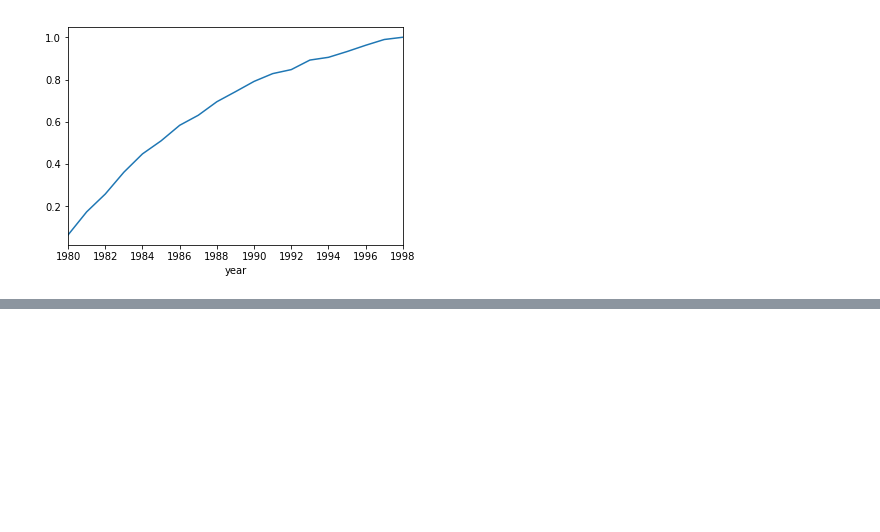
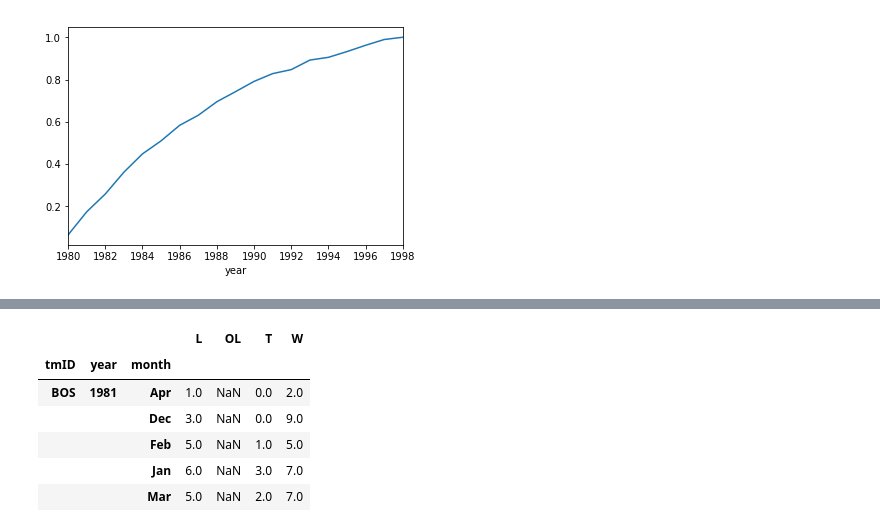
Before and after one commit to mp3sii/Panda_Intro, a Jupyter notebook: Pandas_Intro.ipynb, the cells around one changed output, grey strips where cells are left out. Saved outputs shown, nothing was run; the diff lists cells and outputs as text; code cells hidden in the pictures; blank space fills up the shorter version.

```diff
--- a/Pandas_Intro.ipynb
+++ b/Pandas_Intro.ipynb
@@ -819,0 +881,2 @@ total_part.plot()
+# %%
+teams_split_df = teams_split_df.stack(level=0)
@@ -819,0 +887,15 @@ total_part.plot()
+# %%
+teams_split_df = teams_split_df.swaplevel(1, 2)
+# %%
+teams_split_df = teams_split_df.reorder_levels([2, 0,1])
+# %%
+teams_split_df.index.levels[2].name = 'month'
+teams_split_df.head()
+# %% [output]
+|  |  |  | L | OL | T | W |
+| tmID | year | month |  |  |  |  |
+| BOS | 1981 | Apr | 1.0 | NaN | 0.0 | 2.0 |
+|  |  | Dec | 3.0 | NaN | 0.0 | 9.0 |
+|  |  | Feb | 5.0 | NaN | 1.0 | 5.0 |
+|  |  | Jan | 6.0 | NaN | 3.0 | 7.0 |
+|  |  | Mar | 5.0 | NaN | 2.0 | 7.0 |
```
Also changed, not shown: parts of 53 cells of this notebook, 3 other files.
